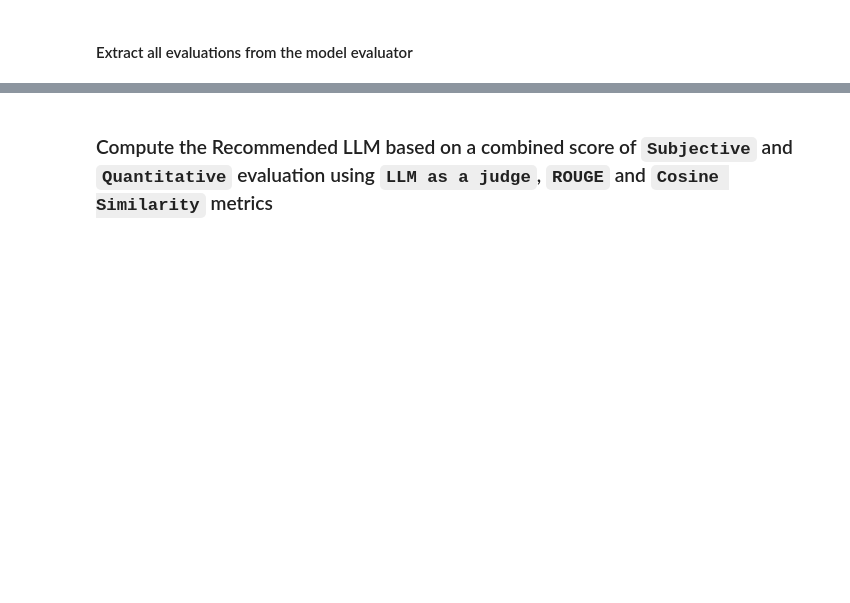
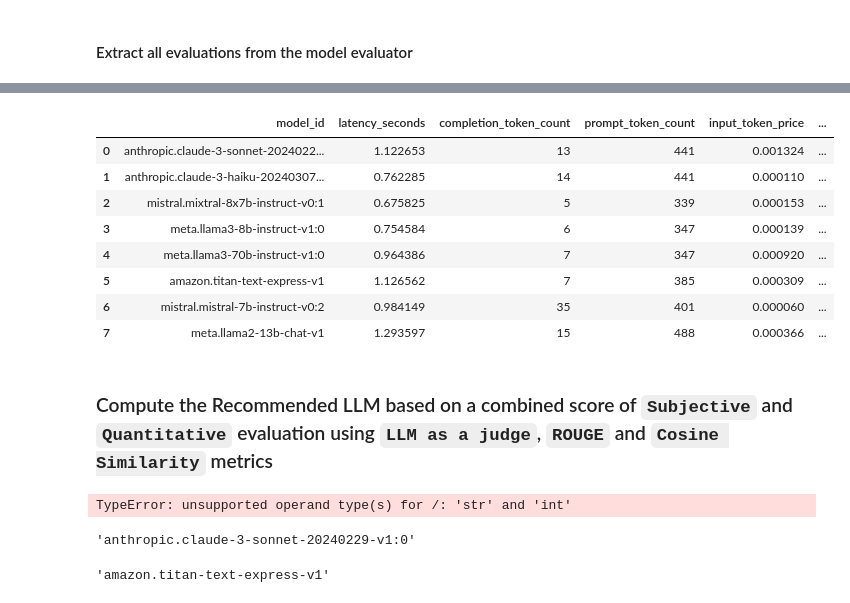
Before and after one commit to aws-samples/amazon-bedrock-samples, a Jupyter notebook: generative-ai-solutions/bedrock-vtt-file-processing-and-model-evals/2_summarize_metrics.ipynb, the cells around one changed output, grey strips where cells are left out. Saved outputs shown, nothing was run; the diff lists cells and outputs as text; code cells hidden in the pictures; blank space fills up the shorter version.

Commit message:
reorganizing llm as a judge df loc

```diff
--- a/generative-ai-solutions/bedrock-vtt-file-processing-and-model-evals/2_summarize_metrics.ipynb
+++ b/generative-ai-solutions/bedrock-vtt-file-processing-and-model-evals/2_summarize_metrics.ipynb
@@ -513,0 +770,30 @@ merged_df
+# %%
+merged_df = pd.merge(df_summary, model_percentage_df, on='model_id', how='left')
+merged_df.rename(columns={'proportion': 'LLM_as_a_judge_pick_rate'}, inplace=True)
+merged_df['LLM_as_a_judge_pick_rate'] = merged_df['LLM_as_a_judge_pick_rate'].fillna("not available")
+eval_report_template = config['report']['eval_report_explanation']
+
+# Calculate the evaluation report for each row for the mean cosine, rouge and llm as a judge pick rate
+merged_df['eval_report'] = merged_df.apply(lambda row: eval_report_template.format(
+    rouge_score=row['mean_rouge_l_f1_score'],
+    cosine_score=row['mean_cosine_similarity'],
+    llm_as_a_judge=row['LLM_as_a_judge_pick_rate']
+), axis=1)
+merged_df = merged_df.loc[:, ~merged_df.columns.duplicated()]
+cols = merged_df.columns.tolist()
+idx = cols.index('mean_cosine_similarity')
+cols.insert(idx + 1, cols.pop(cols.index('LLM_as_a_judge_pick_rate')))
+cols.insert(idx + 2, cols.pop(cols.index('eval_report')))
+merged_df = merged_df[cols]
+merged_df.to_csv(summary_metrics_file_path, index=False)
+merged_df
+# %% [output]
+|  | model_id | latency_seconds | completion_token_count | prompt_token_count | input_token_price | ... |
+| 0 | anthropic.claude-3-sonnet-2024022... | 1.122653 | 13 | 441 | 0.001324 | ... |
+| 1 | anthropic.claude-3-haiku-20240307... | 0.762285 | 14 | 441 | 0.000110 | ... |
+| 2 | mistral.mixtral-8x7b-instruct-v0:1 | 0.675825 | 5 | 339 | 0.000153 | ... |
+| 3 | meta.llama3-8b-instruct-v1:0 | 0.754584 | 6 | 347 | 0.000139 | ... |
+| 4 | meta.llama3-70b-instruct-v1:0 | 0.964386 | 7 | 347 | 0.000920 | ... |
+| 5 | amazon.titan-text-express-v1 | 1.126562 | 7 | 385 | 0.000309 | ... |
+| 6 | mistral.mistral-7b-instruct-v0:2 | 0.984149 | 35 | 401 | 0.000060 | ... |
+| 7 | meta.llama2-13b-chat-v1 | 1.293597 | 15 | 488 | 0.000366 | ... |
@@ -518,12 +817,18 @@ merged_df
 merged_df['LLM_as_a_judge_pick_rate'].fillna(0, inplace=True)
 merged_df['LLM_as_a_judge_pick_rate'] = merged_df['LLM_as_a_judge_pick_rate'] / 100
 merged_df
+# %% [output]
+TypeError: unsupported operand type(s) for /: 'str' and 'int'
 # %%
 best_llm_judge_model = merged_df.sort_values(by='LLM_as_a_judge_pick_rate', ascending=False).iloc[0]['model_id']
 best_llm_judge_model
+# %% [output]
+'anthropic.claude-3-sonnet-20240229-v1:0'
 # %%
 best_rouge_score_model = merged_df.sort_values(by='mean_rouge_l_f1_score', ascending=False).iloc[0]['model_id']
 best_rouge_score_model
+# %% [output]
+'amazon.titan-text-express-v1'
 # %%
 best_cosine_model = merged_df.sort_values(by='mean_cosine_similarity', ascending=False).iloc[0]['model_id']
 best_cosine_model
```
Also changed, not shown: parts of 28 cells of this notebook, 9 other files.
